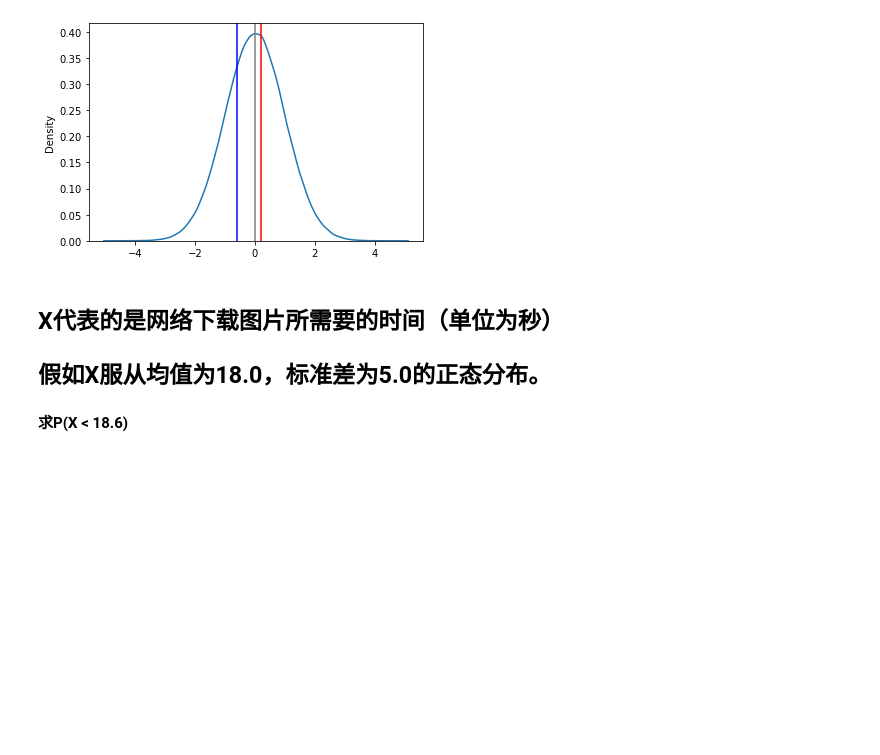
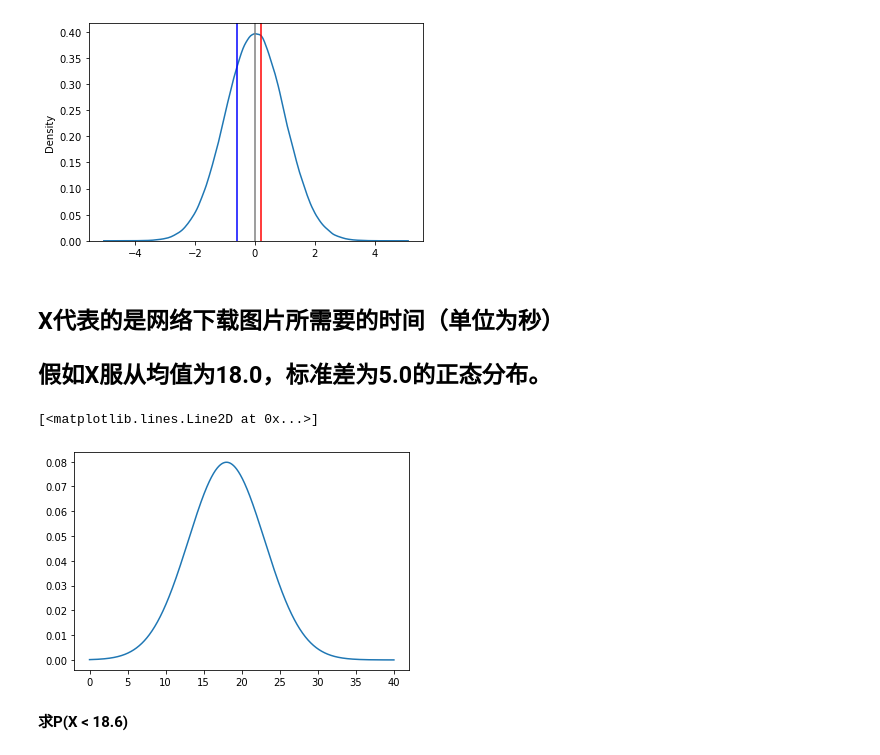
Before and after one commit to zhiliang-lin/py_for_stats, a Jupyter notebook: 05 正态分布.ipynb, the cells around one changed output. Cells and saved outputs as stored; diff of their text form; code cells hidden in the pictures; blank space fills up the shorter version.

```diff
--- a/05 正态分布.ipynb
+++ b/05 正态分布.ipynb
@@ -129,6 +129,19 @@ plt.axvline(x=0, color='gray')#零点
 ## 假如X服从均值为18.0，标准差为5.0的正态分布。
 # %%
 mydist = statistics.NormalDist(mu = 18, sigma = 5)
+# %%
+mean = 18
+stddev = 5
+# Create an array of x values for the normal distribution
+x = np.linspace(0, 40, 1000)
+
+# Calculate the y values for the normal distribution
+y = 1 / (stddev * np.sqrt(2 * np.pi)) * np.exp(- (x - mean) ** 2 / (2 * stddev ** 2))
+# Plot the normal distribution
+plt.plot(x, y)
+# %% [output]
+[<matplotlib.lines.Line2D at 0x...>]
+[figure, added]
 # %% [markdown]
 **求P(X < 18.6)**
 # %%
```
Also changed, not shown: parts of 5 cells of this notebook, 1 other file.
